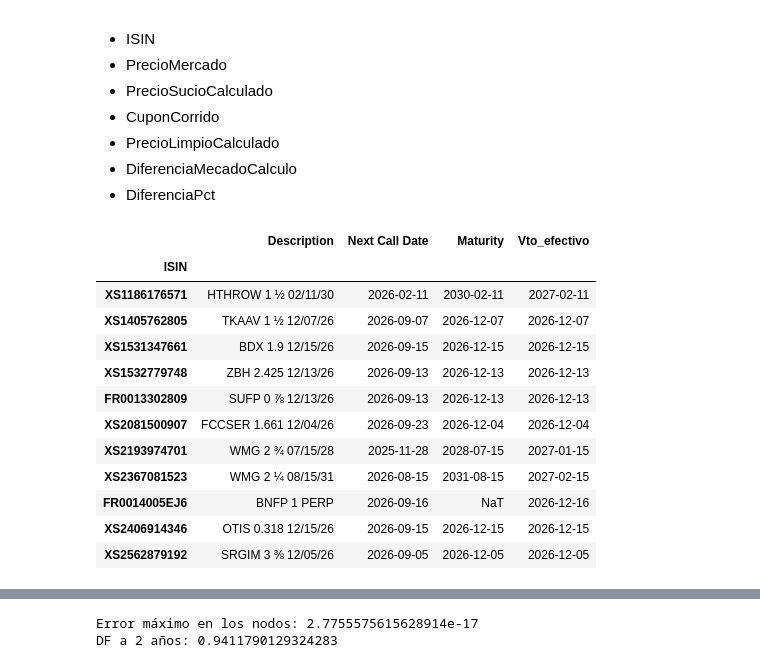
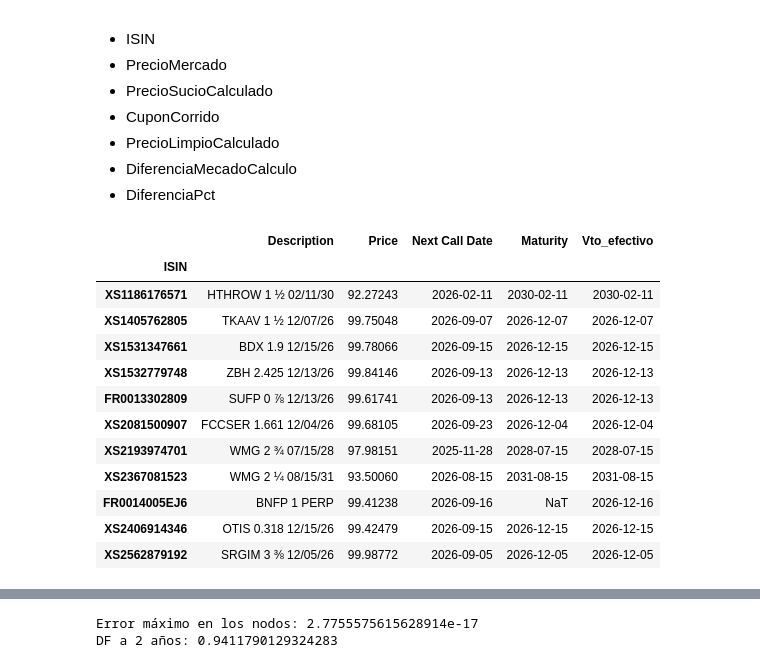
Before and after one commit to modetpablo-dot/Taller_renta_fija_Pablo_Modet, a Jupyter notebook: src/analisis_cartera.ipynb, the cells around one changed output, grey strips where cells are left out. Cells and saved outputs as stored; diff of their text form; code cells hidden in the pictures.

```diff
--- a/src/analisis_cartera.ipynb
+++ b/src/analisis_cartera.ipynb
@@ -583,29 +759,29 @@ fecha_valor = datetime.datetime(2026,10,1)
 # %%
 # Convertimos la fecha de valoración al tipo de fecha de pandas
 fecha_valor = pd.Timestamp(fecha_valor)
 
 # Calculamos el vencimiento efectivo de cada bono (fila a fila: axis=1)
 universo['Vto_efectivo'] = universo.apply(
     lambda bono: fa.fecha_vencimiento_efectiva(bono, fecha_valor), axis=1
 )
 
 # Comprobación: los 11 bonos con la fecha call ya pasada
 call_pasada = universo['Next Call Date'] <= fecha_valor
-universo.loc[call_pasada, ['Description', 'Next Call Date', 'Maturity', 'Vto_efectivo']]
+universo.loc[call_pasada, ['Description', 'Price', 'Next Call Date', 'Maturity', 'Vto_efectivo']]
 # %% [output]
-|  | Description | Next Call Date | Maturity | Vto_efectivo |
-| ISIN |  |  |  |  |
-| XS1186176571 | HTHROW 1 ½ 02/11/30 | 2026-02-11 | 2030-02-11 | 2027-02-11 |
-| XS1405762805 | TKAAV 1 ½ 12/07/26 | 2026-09-07 | 2026-12-07 | 2026-12-07 |
-| XS1531347661 | BDX 1.9 12/15/26 | 2026-09-15 | 2026-12-15 | 2026-12-15 |
-| XS1532779748 | ZBH 2.425 12/13/26 | 2026-09-13 | 2026-12-13 | 2026-12-13 |
-| FR0013302809 | SUFP 0 ⅞ 12/13/26 | 2026-09-13 | 2026-12-13 | 2026-12-13 |
-| XS2081500907 | FCCSER 1.661 12/04/26 | 2026-09-23 | 2026-12-04 | 2026-12-04 |
-| XS2193974701 | WMG 2 ¾ 07/15/28 | 2025-11-28 | 2028-07-15 | 2027-01-15 |
-| XS2367081523 | WMG 2 ¼ 08/15/31 | 2026-08-15 | 2031-08-15 | 2027-02-15 |
-| FR0014005EJ6 | BNFP 1 PERP | 2026-09-16 | NaT | 2026-12-16 |
-| XS2406914346 | OTIS 0.318 12/15/26 | 2026-09-15 | 2026-12-15 | 2026-12-15 |
-| XS2562879192 | SRGIM 3 ⅜ 12/05/26 | 2026-09-05 | 2026-12-05 | 2026-12-05 |
+|  | Description | Price | Next Call Date | Maturity | Vto_efectivo |
+| ISIN |  |  |  |  |  |
+| XS1186176571 | HTHROW 1 ½ 02/11/30 | 92.27243 | 2026-02-11 | 2030-02-11 | 2030-02-11 |
+| XS1405762805 | TKAAV 1 ½ 12/07/26 | 99.75048 | 2026-09-07 | 2026-12-07 | 2026-12-07 |
+| XS1531347661 | BDX 1.9 12/15/26 | 99.78066 | 2026-09-15 | 2026-12-15 | 2026-12-15 |
+| XS1532779748 | ZBH 2.425 12/13/26 | 99.84146 | 2026-09-13 | 2026-12-13 | 2026-12-13 |
+| FR0013302809 | SUFP 0 ⅞ 12/13/26 | 99.61741 | 2026-09-13 | 2026-12-13 | 2026-12-13 |
+| XS2081500907 | FCCSER 1.661 12/04/26 | 99.68105 | 2026-09-23 | 2026-12-04 | 2026-12-04 |
+| XS2193974701 | WMG 2 ¾ 07/15/28 | 97.98151 | 2025-11-28 | 2028-07-15 | 2028-07-15 |
+| XS2367081523 | WMG 2 ¼ 08/15/31 | 93.50060 | 2026-08-15 | 2031-08-15 | 2031-08-15 |
+| FR0014005EJ6 | BNFP 1 PERP | 99.41238 | 2026-09-16 | NaT | 2026-12-16 |
+| XS2406914346 | OTIS 0.318 12/15/26 | 99.42479 | 2026-09-15 | 2026-12-15 | 2026-12-15 |
+| XS2562879192 | SRGIM 3 ⅜ 12/05/26 | 99.98772 | 2026-09-05 | 2026-12-05 | 2026-12-05 |
 # %%
 # Plazo efectivo en años (ACT/365) y número de bonos según el tipo de vencimiento
 universo['Plazo_efectivo'] = (universo['Vto_efectivo'] - fecha_valor).dt.days / 365
```
Also changed, not shown: parts of 47 cells of this notebook, 4 other files.
